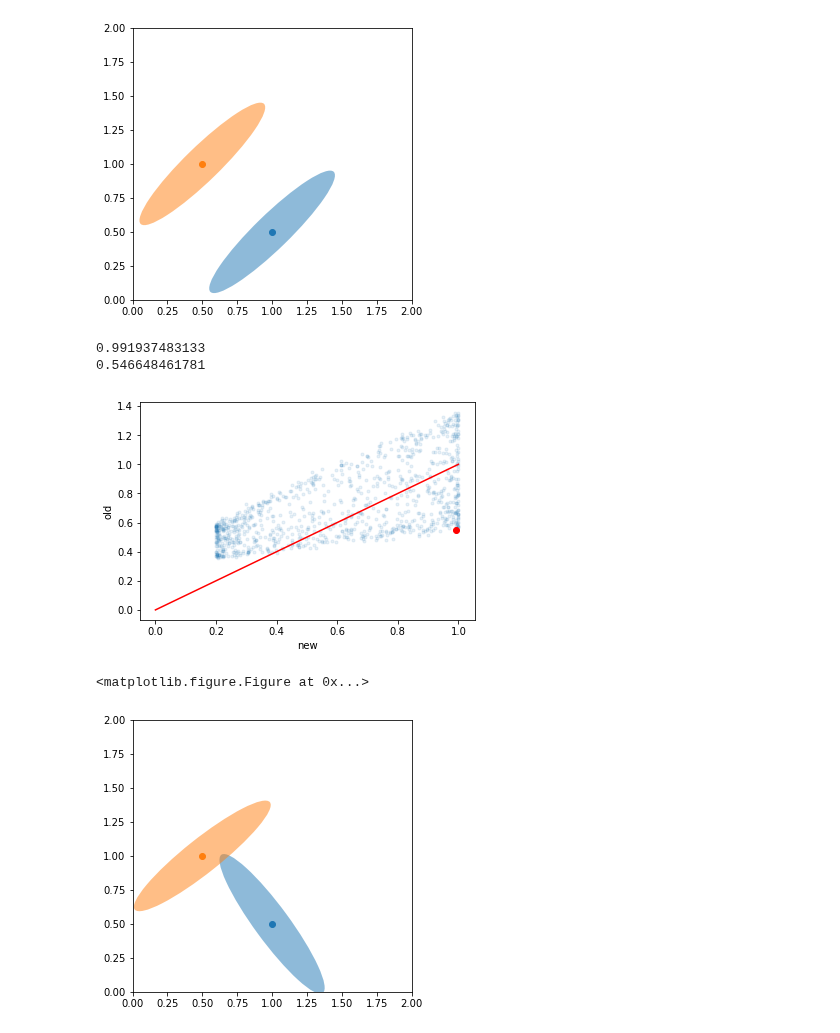
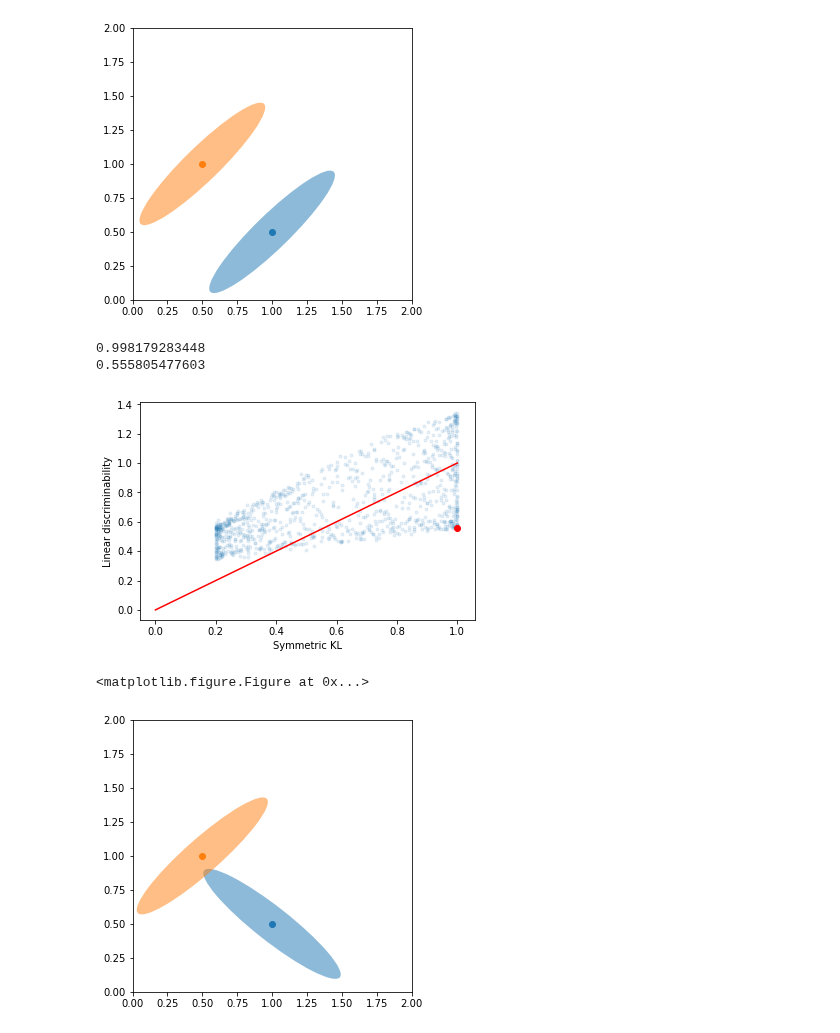
Before and after one commit to BouchardLab/noise_correlations, a Jupyter notebook: notebooks/symmetric_KL.ipynb, the cells around one changed output. Drawn from its saved outputs; the diff is of its cells as text; code cells hidden in the pictures.

```diff
--- a/notebooks/symmetric_KL.ipynb
+++ b/notebooks/symmetric_KL.ipynb
@@ -17,8 +17,8 @@ def mv_normal_kl(mu0, sigma0, mu1, sigma1):
     return .5 * (tr + means + logdets - d)
 
 def mv_normal_jeffreys(mu0, sigma0, mu1, sigma1):
-    return .5 * (multivariate_normal_kl(mu0, sigma0, mu1, sigma1) +
-                 multivariate_normal_kl(mu1, sigma1, mu0, sigma0))
+    return .5 * (mv_normal_kl(mu0, sigma0, mu1, sigma1) +
+                 mv_normal_kl(mu1, sigma1, mu0, sigma0))
 
 def mv_normal_jeffreys_data(x0, x1):
     mu0, sigma0 = mean_cov(x0)
@@ -82,21 +82,21 @@ for ii in range(1000):
 # %%
 f = plt.figure()
 plt.scatter(new, old, marker='.', alpha=.1)
 plt.plot([0, 1], [0, 1], 'r')
-plt.xlabel('new')
-plt.ylabel('old')
+plt.xlabel('Symmetric KL')
+plt.ylabel('Linear discriminability')
 
 diff = abs(np.array(new) - np.array(old))
 idx = diff.argmax()
 plt.scatter(new[idx], old[idx], c='r')
 
 f = plt.figure()
 plot_elipses(mu0, sigma0s[idx], mu1, sigma1s[idx])
 print(new[idx])
 print(old[idx])
 # %% [output]
-0.991937483133
-0.546648461781
+0.998179283448
+0.555805477603
-[figure, old version]
+[figure, new version]
 <matplotlib.figure.Figure at 0x...>
-[figure, old version]
+[figure, new version]
```
Also changed, not shown: parts of 1 cell of this notebook.
